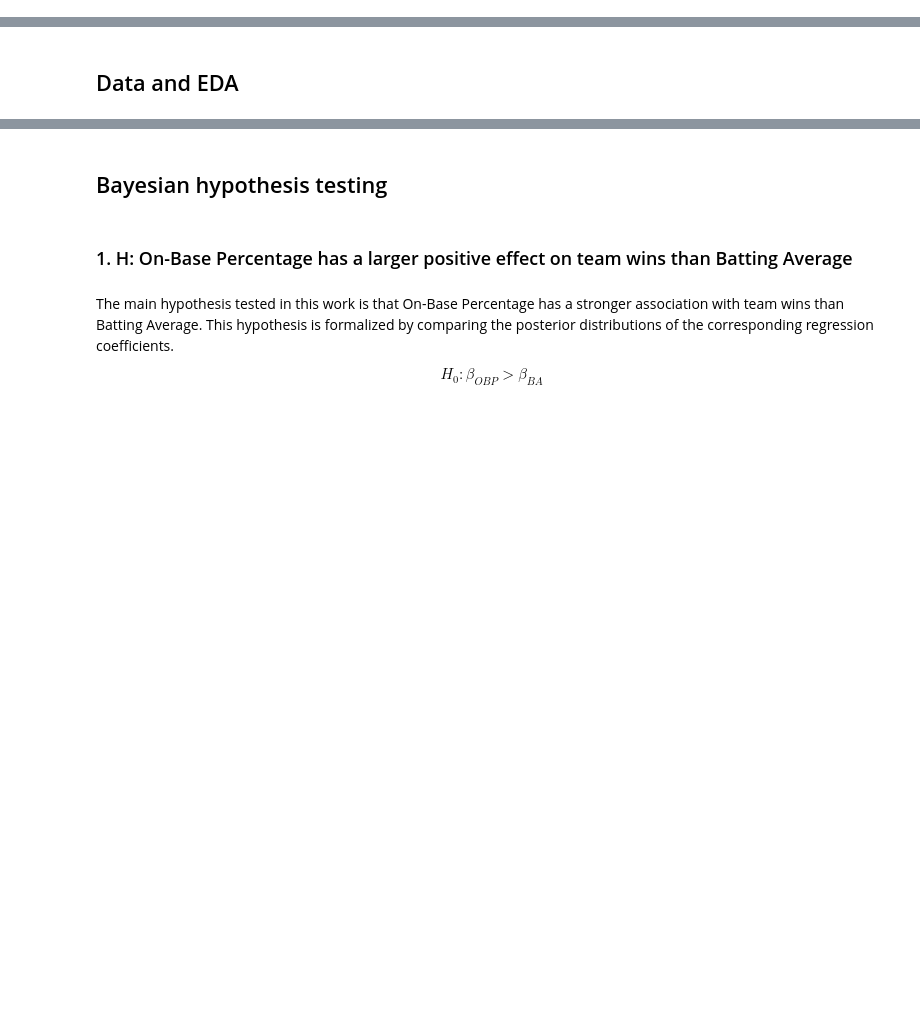
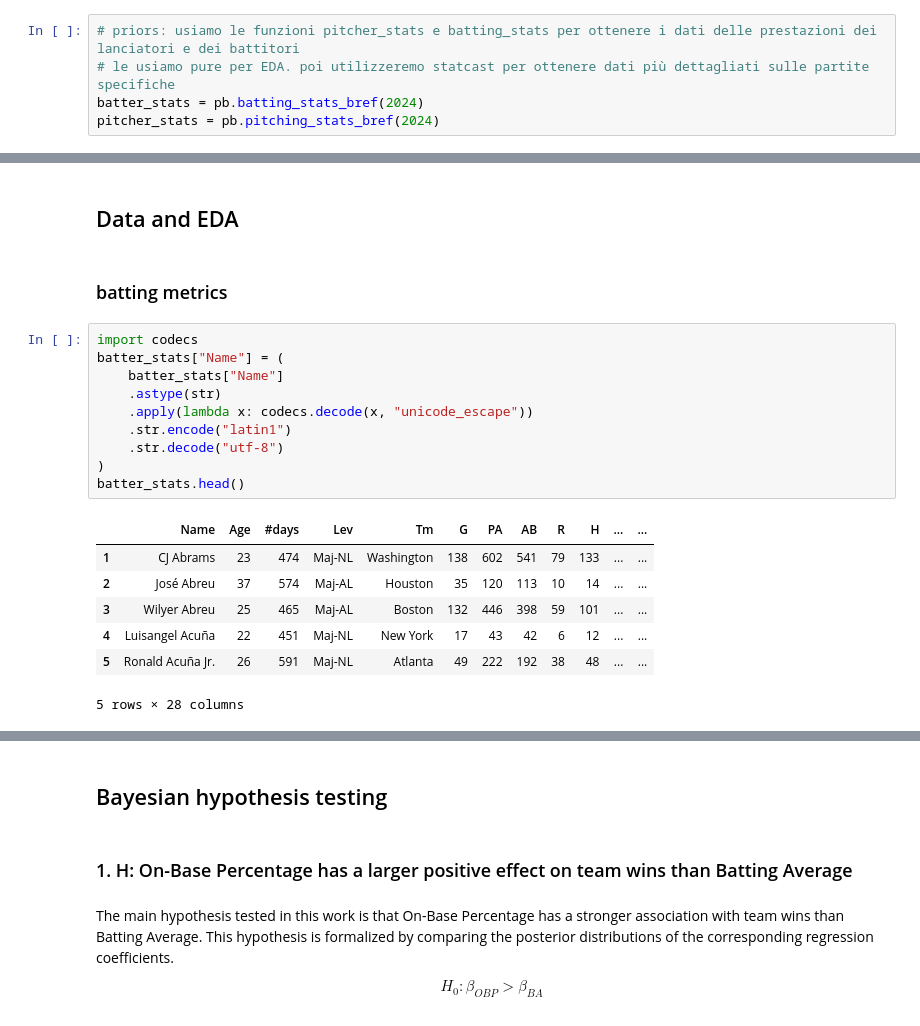
Before and after one commit to AlessandroMecchia/MLB_project_bayesian, a Jupyter notebook: code.ipynb, the cells around one changed output, grey strips where cells are left out. Saved outputs shown, nothing was run; the diff lists cells and outputs as text; blank space fills up the shorter version.

```diff
--- a/code.ipynb
+++ b/code.ipynb
@@ -8,0 +27,5 @@ This work uses Bayesian methods to analyze the relationship between batting metr
+# %%
+# priors: usiamo le funzioni pitcher_stats e batting_stats per ottenere i dati delle prestazioni dei lanciatori e dei battitori
+# le usiamo pure per EDA. poi utilizzeremo statcast per ottenere dati più dettagliati sulle partite specifiche
+batter_stats = pb.batting_stats_bref(2024)
+pitcher_stats = pb.pitching_stats_bref(2024)
@@ -9,2 +51,22 @@ This work uses Bayesian methods to analyze the relationship between batting metr
 # %% [markdown]
 ## Data and EDA
+# %% [markdown]
+### batting metrics
+# %%
+import codecs
+batter_stats["Name"] = (
+    batter_stats["Name"]
+    .astype(str)
+    .apply(lambda x: codecs.decode(x, "unicode_escape"))
+    .str.encode("latin1")
+    .str.decode("utf-8")
+)
+batter_stats.head()
+# %% [output]
+|  | Name | Age | #days | Lev | Tm | G | PA | AB | R | H | ... | ... |
+| 1 | CJ Abrams | 23 | 474 | Maj-NL | Washington | 138 | 602 | 541 | 79 | 133 | ... | ... |
+| 2 | José Abreu | 37 | 574 | Maj-AL | Houston | 35 | 120 | 113 | 10 | 14 | ... | ... |
+| 3 | Wilyer Abreu | 25 | 465 | Maj-AL | Boston | 132 | 446 | 398 | 59 | 101 | ... | ... |
+| 4 | Luisangel Acuña | 22 | 451 | Maj-NL | New York | 17 | 43 | 42 | 6 | 12 | ... | ... |
+| 5 | Ronald Acuña Jr. | 26 | 591 | Maj-NL | Atlanta | 49 | 222 | 192 | 38 | 48 | ... | ... |
+5 rows × 28 columns
```
Also changed, not shown: parts of 22 cells of this notebook, 2 other files.
